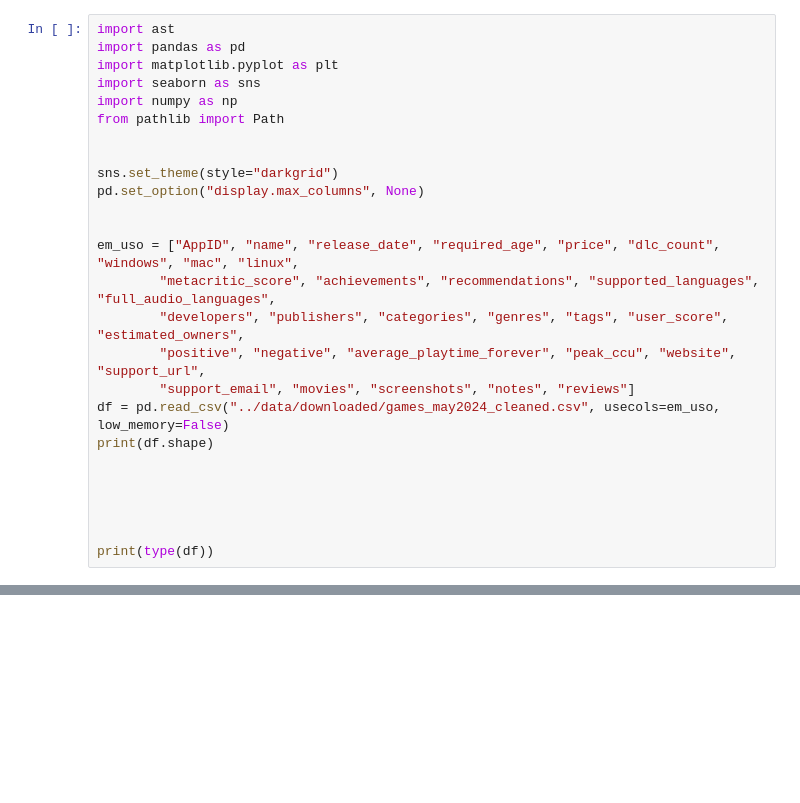
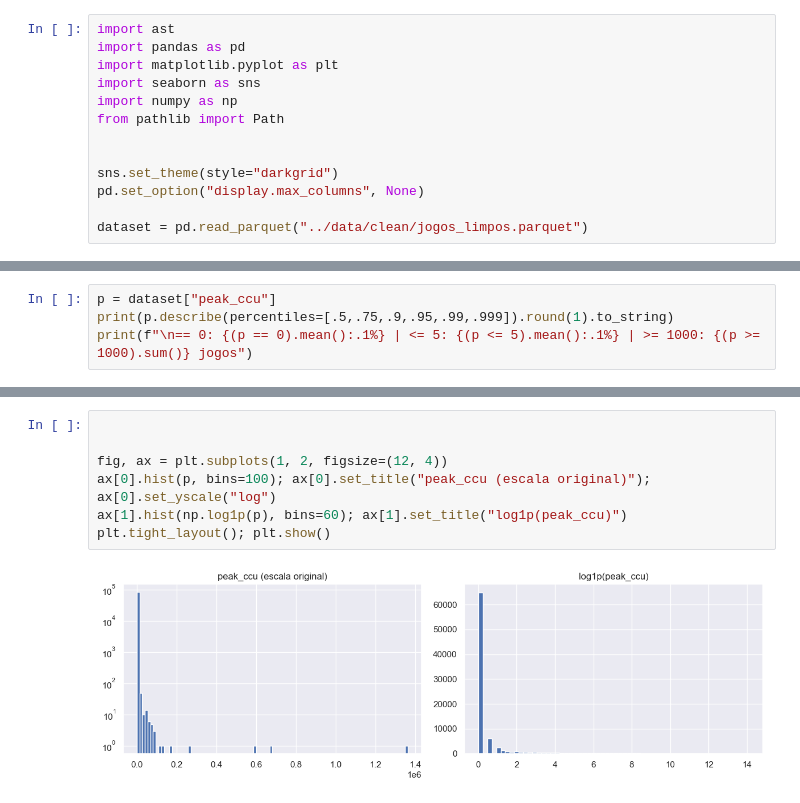
Before and after one commit to gustavomiranda2302/predicao-popularidade-steam, a Jupyter notebook: models/notebooks/02_analise.ipynb, the cells around one changed output, grey strips where cells are left out. Drawn from its saved outputs; the diff is of its cells as text; blank space fills up the shorter version.

```diff
--- a/models/notebooks/02_analise.ipynb
+++ b/models/notebooks/02_analise.ipynb
@@ -18,17 +18,4 @@ from pathlib import Path
 sns.set_theme(style="darkgrid")
 pd.set_option("display.max_columns", None)
 
-
-em_uso = ["AppID", "name", "release_date", "required_age", "price", "dlc_count", "windows", "mac", "linux",
-        "metacritic_score", "achievements", "recommendations", "supported_languages", "full_audio_languages",
-        "developers", "publishers", "categories", "genres", "tags", "user_score", "estimated_owners",
-        "positive", "negative", "average_playtime_forever", "peak_ccu", "website", "support_url",
-        "support_email", "movies", "screenshots", "notes", "reviews"]
-df = pd.read_csv("../data/downloaded/games_may2024_cleaned.csv", usecols=em_uso, low_memory=False)
-print(df.shape)
-
-
-
-
-
-print(type(df))
+dataset = pd.read_parquet("../data/clean/jogos_limpos.parquet")
@@ -37,0 +24,4 @@ print(type(df))
+# %%
+p = dataset["peak_ccu"]
+print(p.describe(percentiles=[.5,.75,.9,.95,.99,.999]).round(1).to_string)
+print(f"\n== 0: {(p == 0).mean():.1%} | <= 5: {(p <= 5).mean():.1%} | >= 1000: {(p >= 1000).sum()} jogos")
@@ -37,0 +43,9 @@ print(type(df))
+# %%
+
+
+fig, ax = plt.subplots(1, 2, figsize=(12, 4))
+ax[0].hist(p, bins=100); ax[0].set_title("peak_ccu (escala original)"); ax[0].set_yscale("log")
+ax[1].hist(np.log1p(p), bins=60); ax[1].set_title("log1p(peak_ccu)")
+plt.tight_layout(); plt.show()
+# %% [output]
+[figure, added]
```
Also changed, not shown: parts of 7 cells of this notebook, 1 other file.
